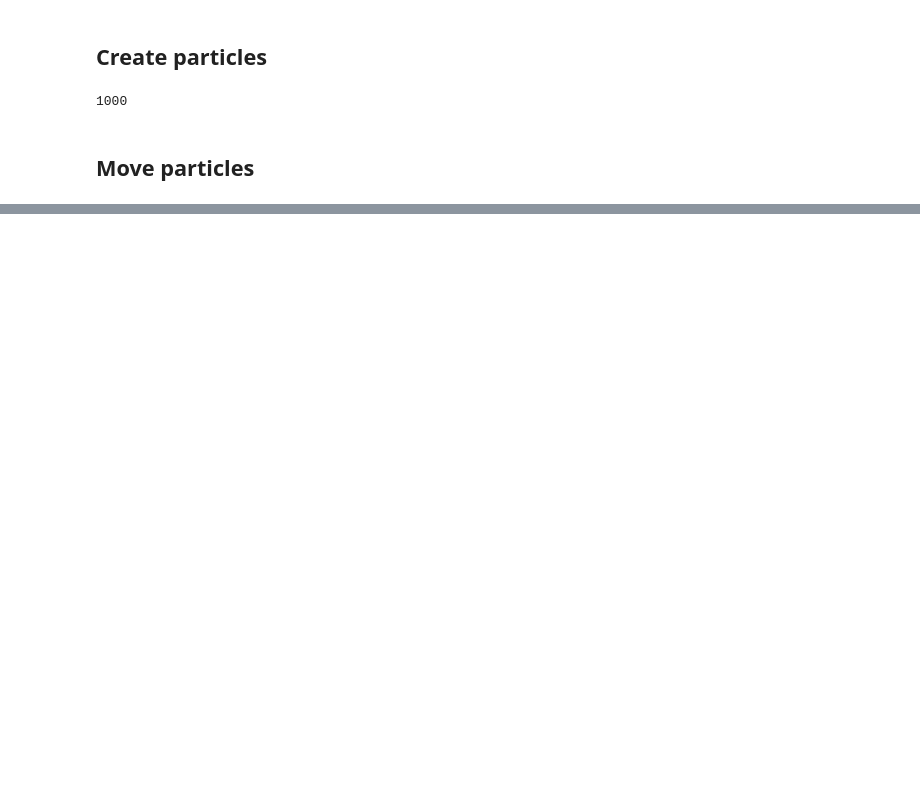
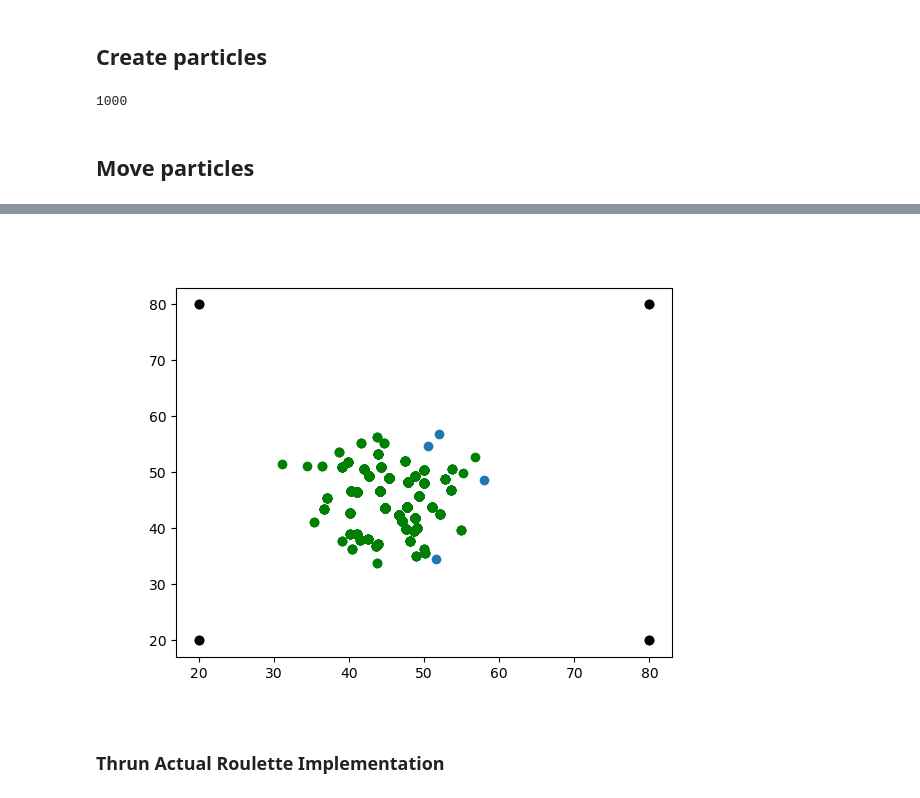
Before and after one commit to GokulSoman/ai_for_robotics, a Jupyter notebook: 3_ParticleFilter.ipynb, the cells around one changed output, grey strips where cells are left out. Drawn from its saved outputs; the diff is of its cells as text; code cells hidden in the pictures; blank space fills up the shorter version.

```diff
--- a/3_ParticleFilter.ipynb
+++ b/3_ParticleFilter.ipynb
@@ -167,0 +288,27 @@ particles[0], p_moved[0]
+# %%
+p_new = []
+
+index = random.randint(0,N-1) # sample an index uniformly
+beta = 0
+probs_max = max(probs)
+for i in range(N):
+    beta += 2 * probs_max # step is wrong
+    picked = False
+    while not picked:
+        if probs[index] < beta:
+            beta -= probs[index]
+            index = (index + 1) % N
+        else:
+            p_new.append(particles[index])
+            picked = True
+# %%
+p_x, p_y = [p.x for p in p_new], [p.y for p in p_new]
+# fig, ax = plt.subplots()
+plt.scatter(p_x, p_y, color='g')
+for x,y in landmarks:
+    plt.scatter(x, y, color="black", marker="o")
+plt.show();
+# %% [output]
+[figure, added]
+# %% [markdown]
+### Thrun Actual Roulette Implementation
```
Also changed, not shown: parts of 30 cells of this notebook.
